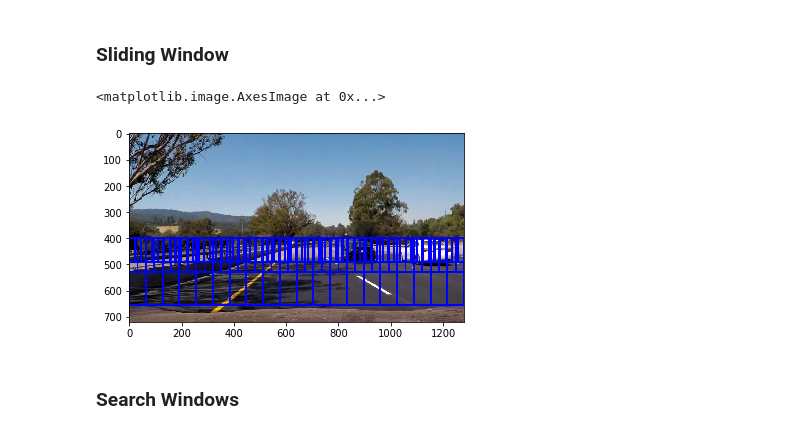
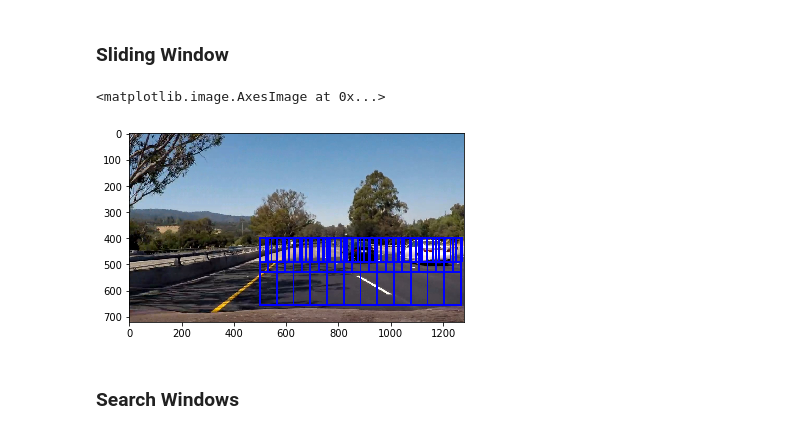
Before and after one commit to PedroHRPBS/CarND-Vehicle-Detection, a Jupyter notebook: Vehicle-Detection-project.ipynb, the cells around one changed output. Cells and saved outputs as stored; diff of their text form; code cells hidden in the pictures.

```diff
--- a/Vehicle-Detection-project.ipynb
+++ b/Vehicle-Detection-project.ipynb
@@ -434,22 +437,22 @@ def slide_window(img, x_start_stop=[None, None], y_start_stop=[None, None],
 # %%
 image = mpimg.imread(test_images[0])
 
 windows = []
 
-window1 = slide_window(image, x_start_stop=[None, None], y_start_stop=[400, 700],
+window1 = slide_window(image, x_start_stop=[500, None], y_start_stop=[400, 700],
                     xy_window=(256, 256), xy_overlap=(0.75, 0.))
-window2 = slide_window(image, x_start_stop=[None, None], y_start_stop=[400, 600],
+window2 = slide_window(image, x_start_stop=[500, None], y_start_stop=[400, 600],
                     xy_window=(128, 128), xy_overlap=(0.75, 0))
-window3 = slide_window(image, x_start_stop=[None, None], y_start_stop=[400, 500],
+window3 = slide_window(image, x_start_stop=[500, None], y_start_stop=[400, 500],
                     xy_window=(90, 90), xy_overlap=(0.75, 0.))
 
 windows = window1 + window2 + window3
 
 window_img = draw_boxes(image, windows, color=(0, 0, 255), thick=6)
 plt.imshow(window_img)
 # %% [output]
 <matplotlib.image.AxesImage at 0x...>
-[figure, old version]
+[figure, new version]
 # %% [markdown]
 ### Search Windows
 # %%
```
Also changed, not shown: parts of 12 cells of this notebook.
